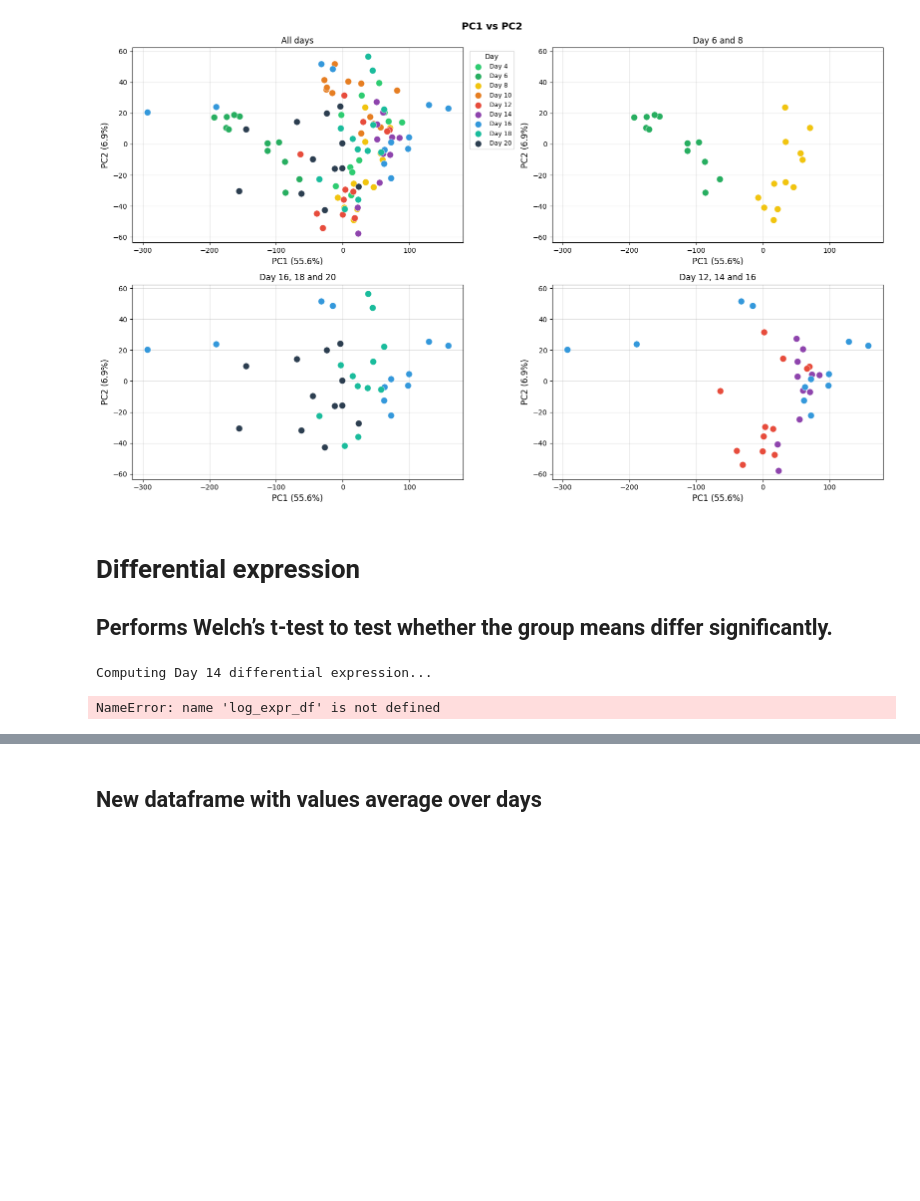
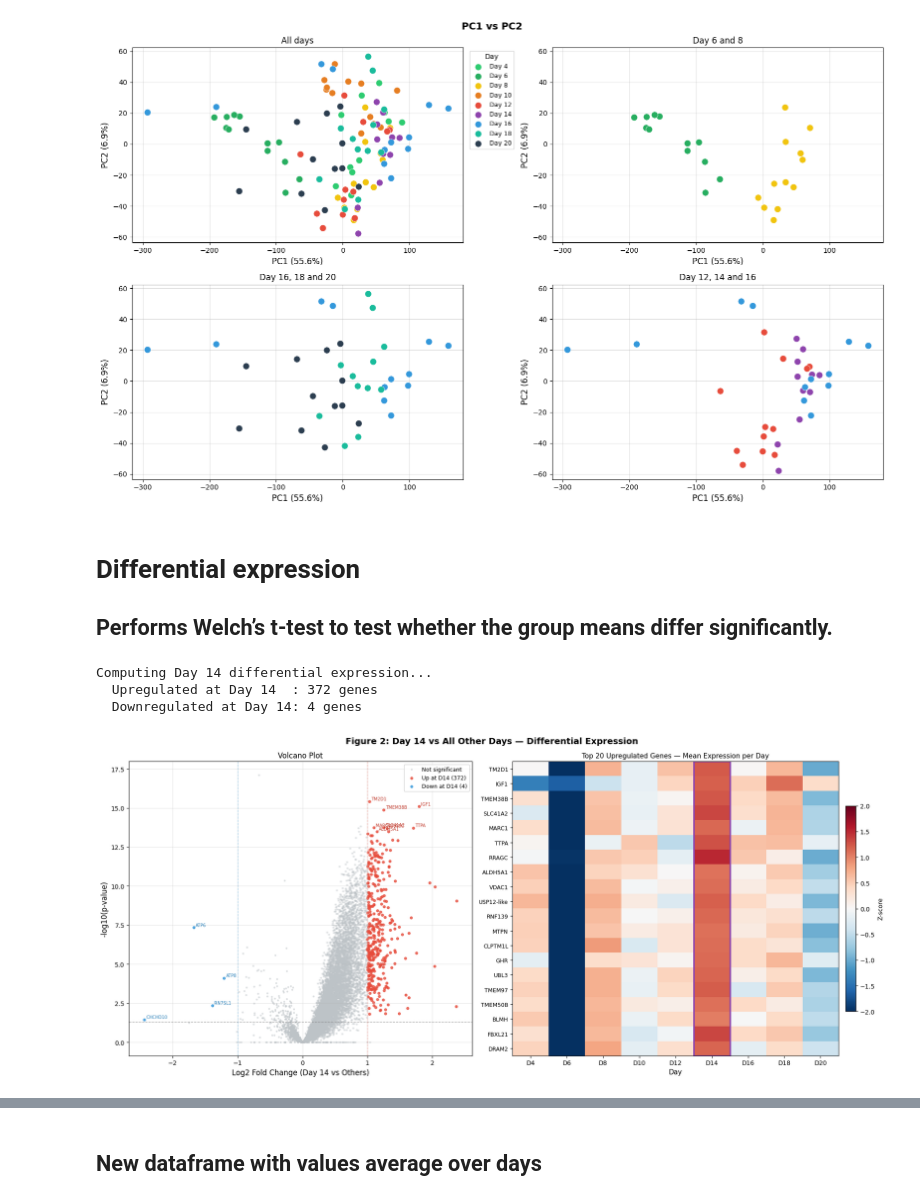
Before and after one commit to NSF-DARSE/YolktoFeed, a Jupyter notebook: JupyterNotebook/liverHEDI.ipynb, the cells around one changed output, grey strips where cells are left out. Saved outputs shown, nothing was run; the diff lists cells and outputs as text; code cells hidden in the pictures; blank space fills up the shorter version.

Commit message:
added gene volcano plot and their expression plots over days in notebook

```diff
--- a/JupyterNotebook/liverHEDI.ipynb
+++ b/JupyterNotebook/liverHEDI.ipynb
@@ -342,17 +342,19 @@ from scipy import stats
 print("Computing Day 14 differential expression...")
 d14_samples   = sample_meta[sample_meta['Day'] == 14]['Sample'].tolist()
 rest_samples = sample_meta[sample_meta['Day'] != 14]['Sample'].tolist()
+
 neighbors_samples = sample_meta[sample_meta['Day'].isin([12,16])]['Sample'].tolist()
 before_samples = sample_meta[sample_meta['Day'].isin([4,6])]['Sample'].tolist()
 after_samples = sample_meta[sample_meta['Day'].isin([18,20])]['Sample'].tolist()
 
 d14_mean   = log_expr[d14_samples].mean(axis=1)
-rest_mean = log_expr[d14_samples].mean(axis=1)
+rest_mean = log_expr[rest_samples].mean(axis=1)
+
 neighbors_mean = log_expr[neighbors_samples].mean(axis=1)
 before_mean = log_expr[before_samples].mean(axis=1)
 after_mean = log_expr[after_samples].mean(axis=1)
 
-lfc        = d14_mean - rest_mean
+lfc_rest        = d14_mean - rest_mean
 
 prest_vals = []
 for g in log_expr.index:
@@ -364,7 +366,7 @@ for g in log_expr.index:
         p = 1.0
     prest_vals.append(p)
 
-de_df = pd.DataFrame({'Gene': log_expr_df.index, 'LFC': lfc.values, 'pval': pvals})
+de_df = pd.DataFrame({'Gene': log_expr.index, 'LFC': lfc_rest.values, 'pval': prest_vals})
 de_df['-log10p'] = -np.log10(np.clip(de_df['pval'], 1e-300, 1))
 de_df['sig']     = (de_df['pval'] < 0.05) & (de_df['LFC'].abs() > 1)
 up = de_df[de_df['sig'] & (de_df['LFC'] > 0)]
@@ -374,4 +376,71 @@ print(f"  Upregulated at Day 14  : {len(up)} genes")
 print(f"  Downregulated at Day 14: {len(dn)} genes")
 # %% [output]
 Computing Day 14 differential expression...
+  Upregulated at Day 14  : 372 genes
+  Downregulated at Day 14: 4 genes
-NameError: name 'log_expr_df' is not defined
+# %%
+fig, axes = plt.subplots(1, 2, figsize=(18, 8))
+fig.suptitle('Figure 2: Day 14 vs All Other Days — Differential Expression',
+             fontsize=14, fontweight='bold')
+
+ax = axes[0]
+ns = de_df[~de_df['sig']]
+ax.scatter(ns['LFC'],  ns['-log10p'],  c='#bdc3c7', s=5,  alpha=0.4, label='Not significant')
+ax.scatter(up['LFC'],  up['-log10p'],  c='#e74c3c', s=15, alpha=0.8, label=f'Up at D14 ({len(up)})')
+ax.scatter(dn['LFC'],  dn['-log10p'],  c='#3498db', s=15, alpha=0.8, label=f'Down at D14 ({len(dn)})')
+ax.axhline(-np.log10(0.05), color='gray', linestyle='--', linewidth=1, alpha=0.7)
+ax.axvline( 1, color='#e74c3c', linestyle='--', linewidth=1, alpha=0.4)
+ax.axvline(-1, color='#3498db', linestyle='--', linewidth=1, alpha=0.4)
+for _, row in up.nlargest(8, '-log10p').iterrows():
+    ax.annotate(row['Gene'], (row['LFC'], row['-log10p']),
+                fontsize=7, color='#c0392b', xytext=(3, 2), textcoords='offset points')
+for _, row in dn.nlargest(4, '-log10p').iterrows():
+    ax.annotate(row['Gene'], (row['LFC'], row['-log10p']),
+                fontsize=7, color='#2980b9', xytext=(3, 2), textcoords='offset points')
+ax.set_xlabel('Log2 Fold Change (Day 14 vs Others)', fontsize=12)
+ax.set_ylabel('-log10(p-value)', fontsize=12)
+ax.set_title('Volcano Plot', fontsize=12)
+ax.legend(fontsize=9)
+ax.grid(True, alpha=0.3)
+
+# This averages per day so patterns are immediately readable
+ax2 = axes[1]
+
+# Top 20 upregulated genes only (cleaner story)
+top_genes = [g for g in up.nlargest(20, '-log10p')['Gene'].tolist()
+             if g in log_expr.index]
+
+# Compute per-day mean for each gene
+day_means = {}
+for day in DAYS:
+    cols = sample_meta[sample_meta['Day'] == day]['Sample'].tolist()
+    day_means[day] = log_expr.loc[top_genes, cols].mean(axis=1)
+
+heat_data = pd.DataFrame(day_means, index=top_genes)   # genes × days
+
+# Z-score across days so each gene is on same scale
+heat_z = heat_data.subtract(heat_data.mean(axis=1), axis=0) \
+                  .divide(heat_data.std(axis=1) + 1e-9, axis=0)
+
+im = ax2.imshow(heat_z.values, aspect='auto', cmap='RdBu_r', vmin=-2, vmax=2)
+
+ax2.set_yticks(range(len(top_genes)))
+ax2.set_yticklabels(top_genes, fontsize=9)
+ax2.set_xticks(range(len(DAYS)))
+ax2.set_xticklabels([f'D{d}' for d in DAYS], fontsize=10)   # ← day labels on x-axis
+ax2.set_title('Top 20 Upregulated Genes — Mean Expression per Day', fontsize=11)
+ax2.set_xlabel('Day', fontsize=11)
+
+# Highlight Day 14 column with purple box
+d14_col = DAYS.index(14)
+ax2.add_patch(plt.Rectangle(
+    (d14_col - 0.5, -0.5), 1, len(top_genes),
+    linewidth=2.5, edgecolor='#8e44ad', facecolor='none'
+))
+
+plt.colorbar(im, ax=ax2, fraction=0.03, pad=0.02, label='Z-score')
+plt.tight_layout()
+#plt.savefig(os.path.join(OUTPUT_DIR, 'fig2_day14_DE.png'), dpi=150, bbox_inches='tight')
+plt.show()
+# %% [output]
+[figure, added]
```
Also changed, not shown: parts of 1 cell of this notebook.
